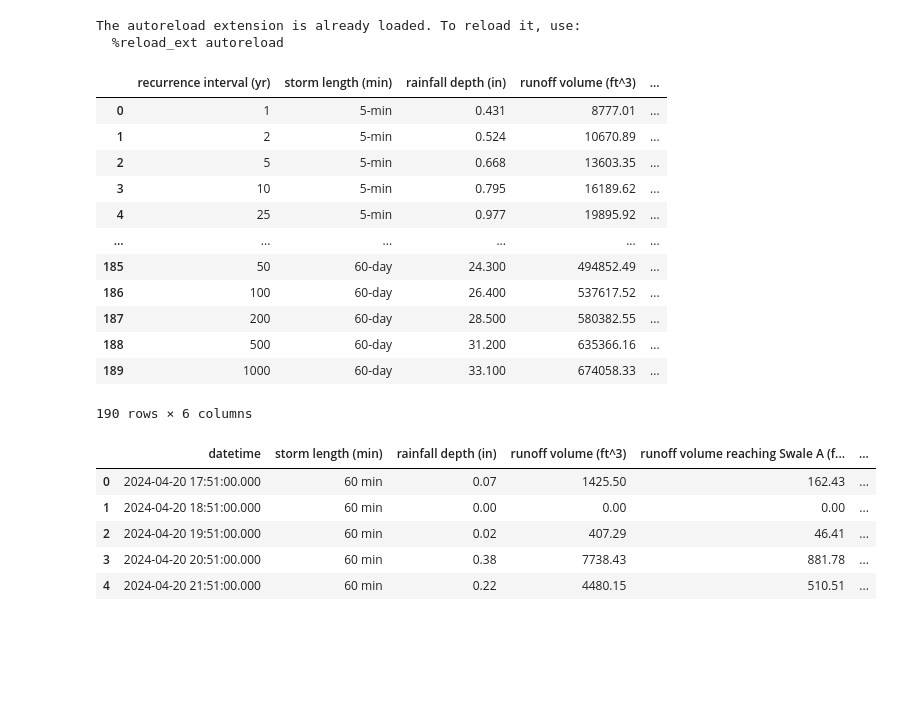
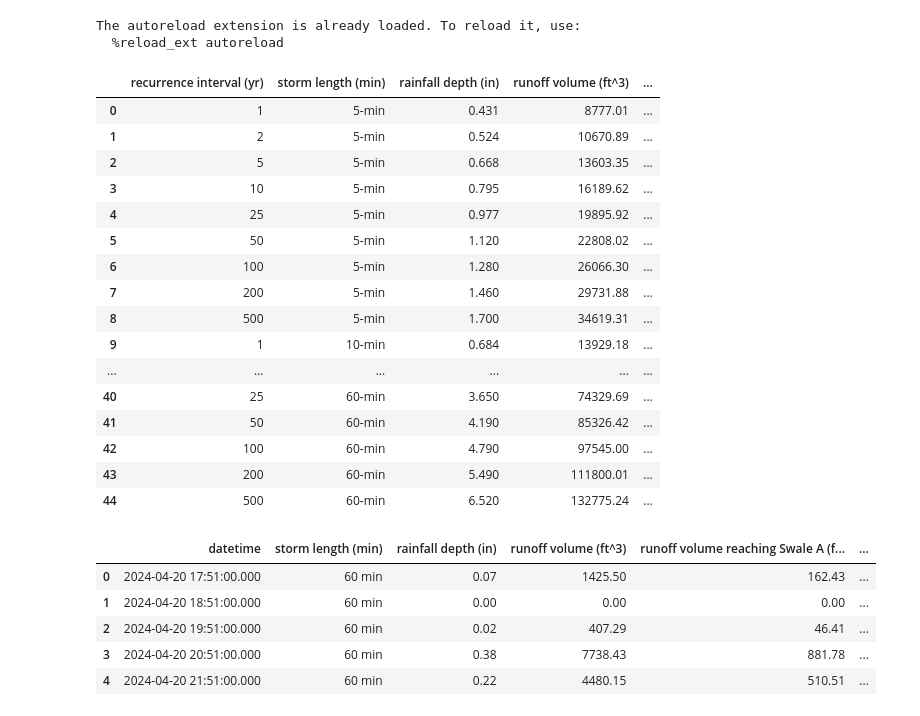
Before and after one commit to ramseyboy/shoal-creek-wq-bio-mitigation, a Jupyter notebook: swale_calculations.ipynb, the cells around one changed output. Saved outputs shown, nothing was run; the diff lists cells and outputs as text; code cells hidden in the pictures; blank space fills up the shorter version.

Commit message:
Add runoff analysis layout and rainfall depth solver

```diff
--- a/swale_calculations.ipynb
+++ b/swale_calculations.ipynb
@@ -10,6 +10,9 @@ import pandas as pd
 from solvers.catchment_runoff_solver import CatchmentRunoffSolver
 
 storm_rainfall_depth = pd.read_csv("data/PF_Depth_English_PDS.csv")
+storm_rainfall_depth = storm_rainfall_depth.drop(["1000"], axis=1)
+
+storm_rainfall_depth = storm_rainfall_depth[storm_rainfall_depth["Storm"].isin(["5-min:", "10-min:", "15-min:", "30-min:", "60-min:"])]
 
 catchment_area=20.4
 catchment_impervious_cover_fraction=0.25
@@ -30,40 +33,44 @@ for index, row in storm_rainfall_depth.iterrows():
             rainfall_depth=depth,
             impervious_cover_fraction=catchment_impervious_cover_fraction
         ).solve()
 
         rv_a = CatchmentRunoffSolver(
             catchment_area=swale_a_catchment,
             rainfall_depth=depth,
             impervious_cover_fraction=swale_a_catchment_impervious_cover_fraction
         ).solve()
 
         rv_c = CatchmentRunoffSolver(
             catchment_area=swale_c_catchment,
             rainfall_depth=depth,
             impervious_cover_fraction=swale_c_catchment_impervious_cover_fraction
         ).solve()
 
         length = row["Storm"].replace(':', '')
 
         storm_depths.append([ri, length, depth, rv, rv_a, rv_c])
 
 storm_depths_df = pd.DataFrame(storm_depths, columns=['recurrence interval (yr)', 'storm length (min)', 'rainfall depth (in)', 'runoff volume (ft^3)', 'runoff volume reaching Swale A (ft^3)', 'runoff volume reaching Swale C (ft^3)'])
 
 storm_depths_df
 # %% [output]
 |  | recurrence interval (yr) | storm length (min) | rainfall depth (in) | runoff volume (ft^3) | ... |
 | 0 | 1 | 5-min | 0.431 | 8777.01 | ... |
 | 1 | 2 | 5-min | 0.524 | 10670.89 | ... |
 | 2 | 5 | 5-min | 0.668 | 13603.35 | ... |
 | 3 | 10 | 5-min | 0.795 | 16189.62 | ... |
 | 4 | 25 | 5-min | 0.977 | 19895.92 | ... |
+| 5 | 50 | 5-min | 1.120 | 22808.02 | ... |
+| 6 | 100 | 5-min | 1.280 | 26066.30 | ... |
+| 7 | 200 | 5-min | 1.460 | 29731.88 | ... |
+| 8 | 500 | 5-min | 1.700 | 34619.31 | ... |
+| 9 | 1 | 10-min | 0.684 | 13929.18 | ... |
 | ... | ... | ... | ... | ... | ... |
-| 185 | 50 | 60-day | 24.300 | 494852.49 | ... |
-| 186 | 100 | 60-day | 26.400 | 537617.52 | ... |
-| 187 | 200 | 60-day | 28.500 | 580382.55 | ... |
-| 188 | 500 | 60-day | 31.200 | 635366.16 | ... |
-| 189 | 1000 | 60-day | 33.100 | 674058.33 | ... |
+| 40 | 25 | 60-min | 3.650 | 74329.69 | ... |
+| 41 | 50 | 60-min | 4.190 | 85326.42 | ... |
+| 42 | 100 | 60-min | 4.790 | 97545.00 | ... |
+| 43 | 200 | 60-min | 5.490 | 111800.01 | ... |
+| 44 | 500 | 60-min | 6.520 | 132775.24 | ... |
-190 rows × 6 columns
 # %%
 dates = [
     '2024-04-20 17:51:00.000',
```
Also changed, not shown: parts of 3 cells of this notebook, 7 other files.
